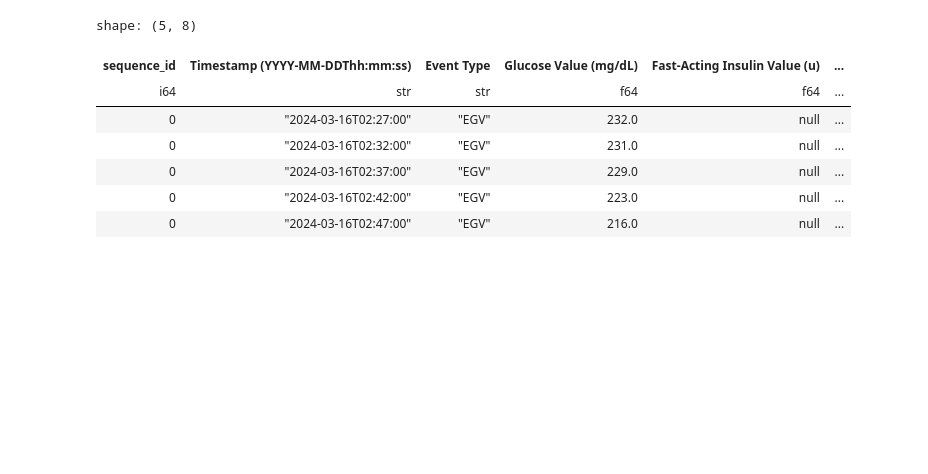
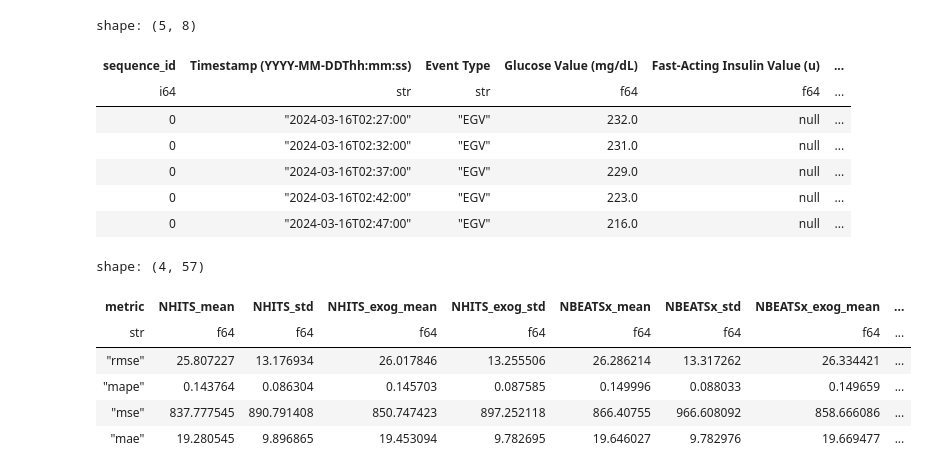
Before and after one commit to GlucoseDAO/glucose-neuralforecast, a Jupyter notebook: notebooks/explore.ipynb, the cells around one changed output. Cells and saved outputs as stored; diff of their text form; code cells hidden in the pictures; blank space fills up the shorter version.

```diff
--- a/notebooks/explore.ipynb
+++ b/notebooks/explore.ipynb
@@ -28,3 +48,16 @@ shape: (5, 8)
 | 0 | "2024-03-16T02:37:00" | "EGV" | 229.0 | null | ... |
 | 0 | "2024-03-16T02:42:00" | "EGV" | 223.0 | null | ... |
 | 0 | "2024-03-16T02:47:00" | "EGV" | 216.0 | null | ... |
+# %%
+# Load metrics summary
+metrics_path = output_dir / 'runs' / 'run_20251021_153634' / 'metrics_summary.csv'
+metrics_df = pl.read_csv(metrics_path)
+metrics_df
+# %% [output]
+shape: (4, 57)
+| metric | NHITS_mean | NHITS_std | NHITS_exog_mean | NHITS_exog_std | NBEATSx_mean | NBEATSx_std | NBEATSx_exog_mean | ... |
+| str | f64 | f64 | f64 | f64 | f64 | f64 | f64 | ... |
+| "rmse" | 25.807227 | 13.176934 | 26.017846 | 13.255506 | 26.286214 | 13.317262 | 26.334421 | ... |
+| "mape" | 0.143764 | 0.086304 | 0.145703 | 0.087585 | 0.149996 | 0.088033 | 0.149659 | ... |
+| "mse" | 837.777545 | 890.791408 | 850.747423 | 897.252118 | 866.40755 | 966.608092 | 858.666086 | ... |
+| "mae" | 19.280545 | 9.896865 | 19.453094 | 9.782695 | 19.646027 | 9.782976 | 19.669477 | ... |
```
Also changed, not shown: parts of 6 cells of this notebook, 22 other files.
